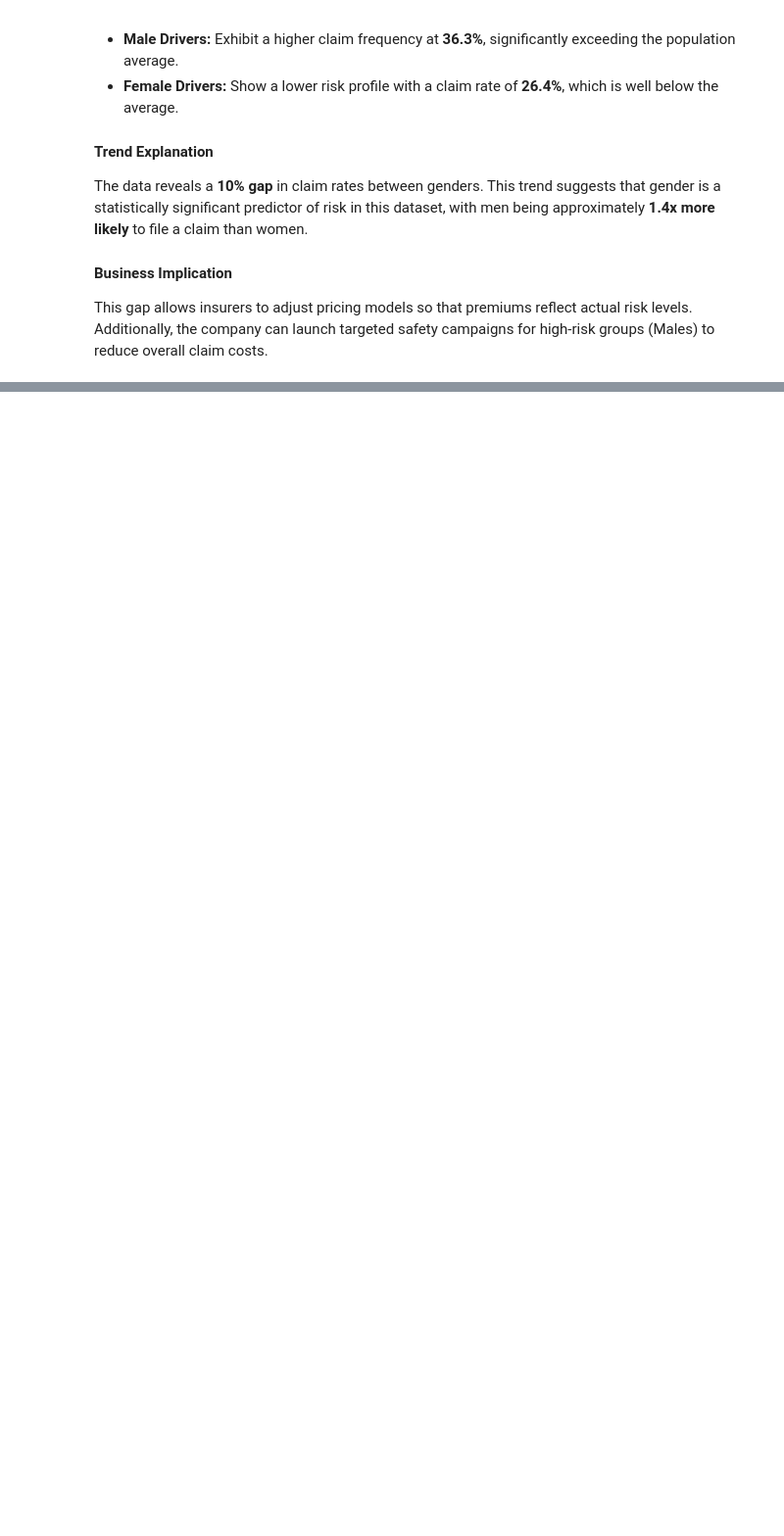
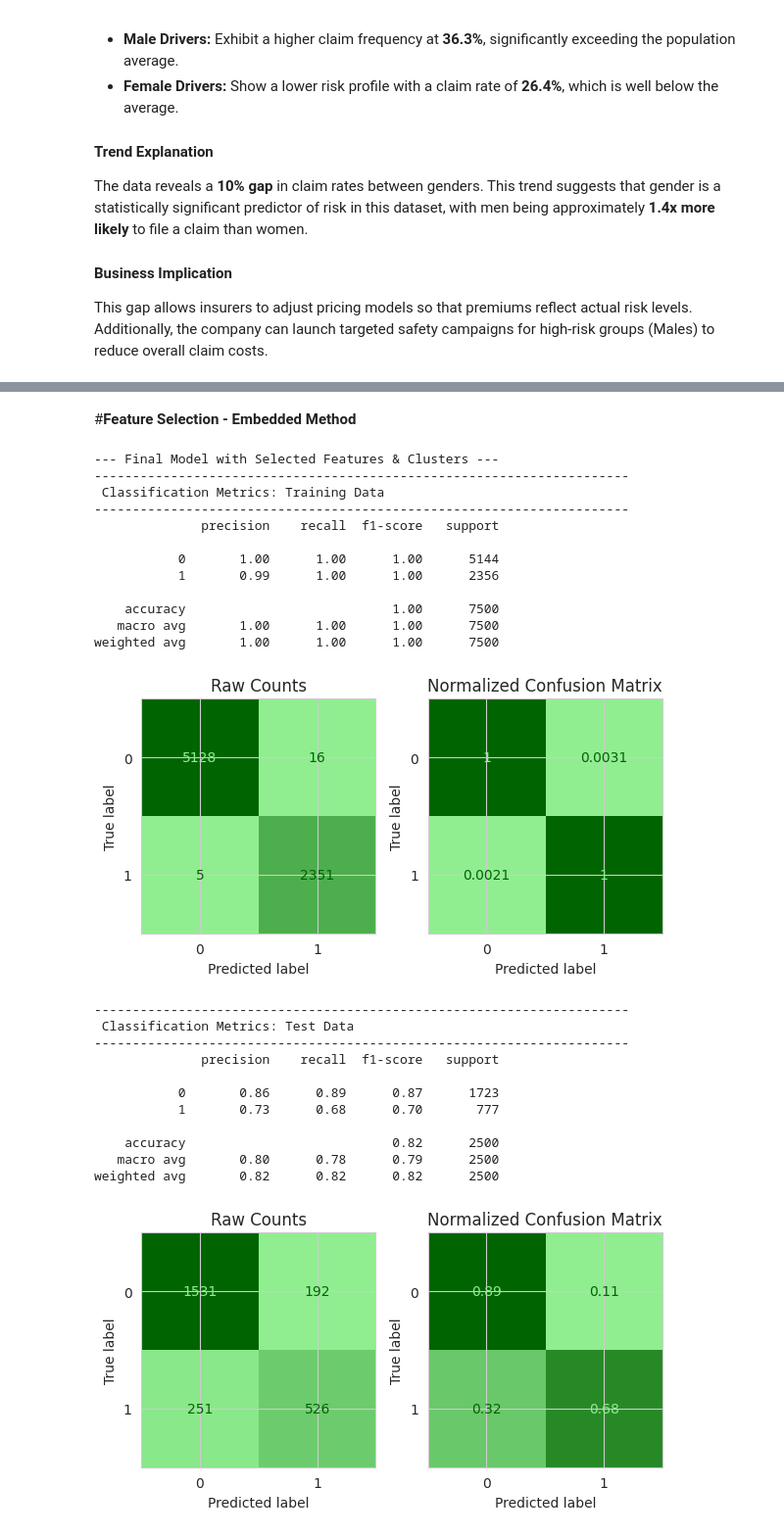
Before and after one commit to dohaalnabahin/Car-Insurance-Claims-Prediction, a Jupyter notebook: Projec__4_part_1.ipynb, the cells around one changed output, grey strips where cells are left out. Shown at 98% size. Saved outputs shown, nothing was run; the diff lists cells and outputs as text; code cells hidden in the pictures; blank space fills up the shorter version.

```diff
--- a/Projec__4_part_1.ipynb
+++ b/Projec__4_part_1.ipynb
@@ -691,0 +853,52 @@ This gap allows insurers to adjust pricing models so that premiums reflect actua
+# %% [markdown]
+#**Feature Selection - Embedded Method**
+# %%
+from sklearn.feature_selection import SelectFromModel
+
+ohe_feature_names = preprocessor.named_transformers_['cat'].get_feature_names_out()
+all_feature_names = num_cols + ordinal_cols + list(ohe_feature_names)
+
+X_train_df = pd.DataFrame(preprocessor.transform(X_train), columns=all_feature_names)
+X_test_df = pd.DataFrame(preprocessor.transform(X_test), columns=all_feature_names)
+
+rf_selector_model = RandomForestClassifier(random_state=42)
+
+selector = SelectFromModel(rf_selector_model, threshold='mean')
+selector.fit(X_train_df, y_train)
+
+above_threshold = selector.get_support()
+
+X_train_sel = X_train_df.loc[:, above_threshold]
+X_test_sel = X_test_df.loc[:, above_threshold]
+# %%
+rf_final = RandomForestClassifier(random_state=42)
+rf_final.fit(X_train_sel, y_train)
+
+print("--- Final Model with Selected Features & Clusters ---")
+evaluate_classification(rf_final, X_train_sel, y_train, X_test_sel, y_test)
+# %% [output]
+--- Final Model with Selected Features & Clusters ---
+----------------------------------------------------------------------
+ Classification Metrics: Training Data
+----------------------------------------------------------------------
+              precision    recall  f1-score   support
+
+           0       1.00      1.00      1.00      5144
+           1       0.99      1.00      1.00      2356
+
+    accuracy                           1.00      7500
+   macro avg       1.00      1.00      1.00      7500
+weighted avg       1.00      1.00      1.00      7500
+[figure, added]
+----------------------------------------------------------------------
+ Classification Metrics: Test Data
+----------------------------------------------------------------------
+              precision    recall  f1-score   support
+
+           0       0.86      0.89      0.87      1723
+           1       0.73      0.68      0.70       777
+
+    accuracy                           0.82      2500
+   macro avg       0.80      0.78      0.79      2500
+weighted avg       0.82      0.82      0.82      2500
+[figure, added]
```
Also changed, not shown: parts of 16 cells of this notebook.
